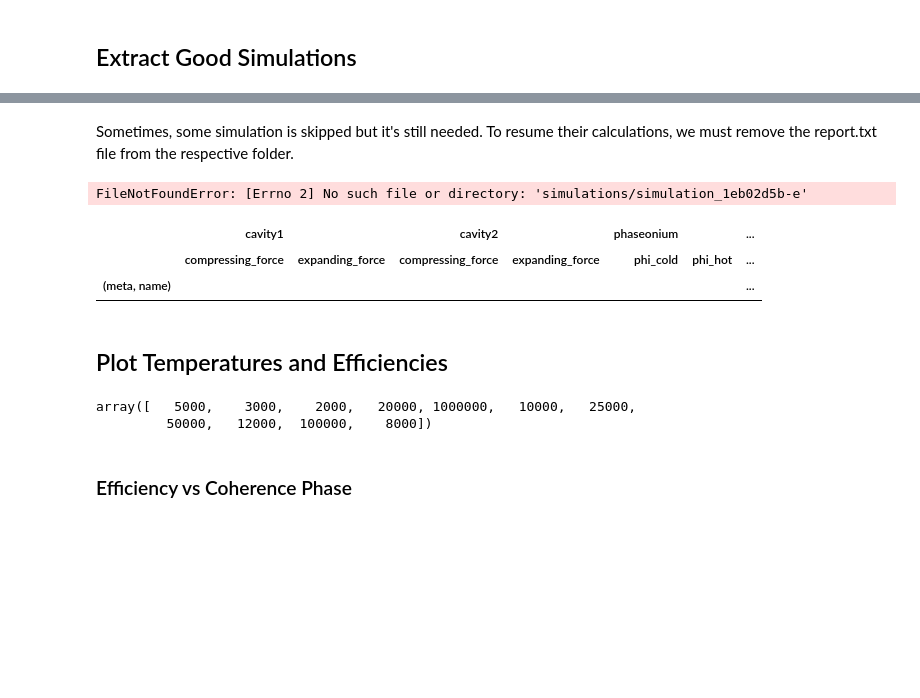
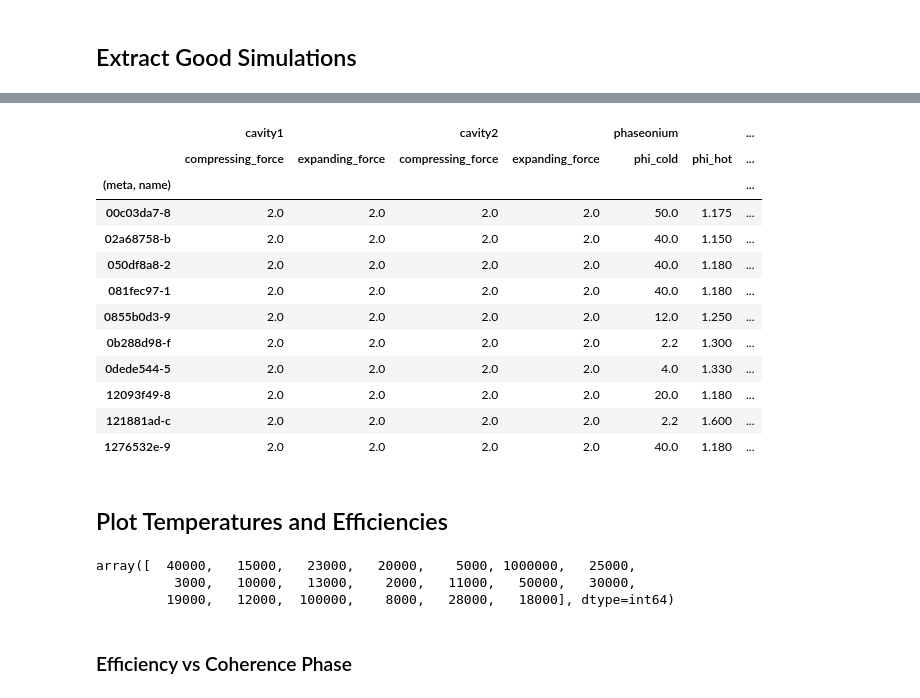
Before and after one commit to fedesss98/phaseonium-thermodynamics, a Jupyter notebook: julia/11-compare-simulations.ipynb, the cells around one changed output, grey strips where cells are left out. Cells and saved outputs as stored; diff of their text form; code cells hidden in the pictures; blank space fills up the shorter version.

```diff
--- a/julia/11-compare-simulations.ipynb
+++ b/julia/11-compare-simulations.ipynb
@@ -199,7 +201,7 @@ def calc_pressure_op(ndims, alpha, l, s, t):
 
 def pressure_work(rho, rho_previous, l, l_previous, t, ndims, alpha, s):
     if rho_previous is None:
-        return (0, 0)
+        return 0
 
     delta_l = l - l_previous
 
@@ -228,8 +230,6 @@ def plot_observable(x, y, stroke_times=None, ymin=None, ymax=None, label=None, a
         fig, ax = plt.subplots(figsize=(8, 4))
         fig.suptitle(title)
 
-        if grid:
-            ax.grid(linestyle="--", alpha=0.2)
 
         if not ymin:
             ymin = min(y) - 0.2*min(y) if min(y) > 0 else min(y) + 0.2*min(y)
@@ -243,6 +243,9 @@ def plot_observable(x, y, stroke_times=None, ymin=None, ymax=None, label=None, a
     ax.plot(x, y, label=label)
     if label:
         ax.legend()
+
+    if grid:
+        ax.grid(linestyle="--", alpha=0.5)
 
     return return_obj
 
@@ -389,8 +392,8 @@ def extract_simulation_data(file, plots=False):
 
     for i, t in enumerate(tqdm.tqdm(sampling_times, desc=f"Extracting data from {file.name}")):
         rho = Qobj(system_evolution[str(i + 1)], dims=[[ndims, ndims], [ndims, ndims]])
-        s1:Qobj = rho.ptrace(1)
-        s2:Qobj = rho.ptrace(0)
+        s1:Qobj = rho.ptrace(0)
+        s2:Qobj = rho.ptrace(1)
         evolution_history["S"]["State"].append(rho)
         evolution_history["S1"]["State"].append(s1)
         evolution_history["S2"]["State"].append(s2)
@@ -403,11 +406,12 @@ def extract_simulation_data(file, plots=False):
         evolution_history["S2"]["Frequency"].append(f2)
 
         # Hamiltonian
-        h1 = Qobj(f1 * np.diag(np.arange(1, ndims + 1)))
-        h2 = Qobj(f2 * np.diag(np.arange(1, ndims + 1)))
-        h = qt.tensor(h1, h2)
+        h1 = f1 * (qt.num(ndims) + 0.5 * qt.qeye(ndims))
+        h2 = f2 * (qt.num(ndims) + 0.5 * qt.qeye(ndims))
+        h = qt.tensor(h1, qt.qeye(ndims)) + qt.tensor(qt.qeye(ndims), h2)
         evolution_history["S"]["Hamiltonian"].append(h)
         evolution_history["S1"]["Hamiltonian"].append(h1)
+
         evolution_history["S2"]["Hamiltonian"].append(h2)
 
         # Observables
@@ -452,5 +471,5 @@ ledger_filtered = ledger.loc[(ledger[("cavity1", "compressing_force")] == 2.0) &
 # %%
-simulation_folders = [ROOT / f"simulation_{n}" for n in ledger_filtered.index]
+simulation_folders = [ROOT / f"simulation_{n}" for n in ledger.index]
 good_simulations = []
 for f in simulation_folders:
     if not f.is_dir() or not (f / "cascade_evolution_1cycle.npz").exists():
@@ -460,15 +479,30 @@ for f in simulation_folders:
     else:
         ledger.loc[f.name.replace("simulation_", ""), "Error"] = 0
 
-    if REGENERATE:
+    if not (f / "evolution_history.pkl.gz").exists():
         print(f"Extracting from {f.name}")
         try:
-            extract_simulation_data(f, plots=True)
+            extract_simulation_data(f, plots=False)
         except FileNotFoundError as e:
             print(f"Simulation {f.name} failed with error: {e}")
             continue
-    if (f / "evolution_history.pkl.gz").exists():
         good_simulations.append(f.name)
+    else:
+        if REGENERATE:
+            print(f"Extracting from {f.name}")
+            try:
+                extract_simulation_data(f, plots=False)
+            except FileNotFoundError as e:
+                print(f"Simulation {f.name} failed with error: {e}")
+                ledger.loc[f.name.replace("simulation_", ""), "Error"] = 10
+                continue
+            except Exception as e:
+                print(f"Simulation {f.name} failed with error: {e}")
+                ledger.loc[f.name.replace("simulation_", ""), "Error"] = 20
+                continue
+            good_simulations.append(f.name)
+        else:
+            good_simulations.append(f.name)
 
 print(f"There are a total of {len(good_simulations)} finished simulations.")
 # %% [output]
@@ -500,13 +509,0 @@ Extracting from simulation_e1f257d2-e
-# %% [markdown]
-Sometimes, some simulation is skipped but it's still needed.
-To resume their calculations, we must remove the report.txt file from the respective folder.
-# %%
-import shutil
-
-download_folder = Path("../good_simulations")
-download_folder.mkdir(parents=True, exist_ok=True)
-
-for folder in good_simulations:
-    shutil.copy(ROOT / folder, download_folder)
-# %% [output]
-FileNotFoundError: [Errno 2] No such file or directory: 'simulations/simulation_1eb02d5b-e'
@@ -525,12 +510,25 @@ if need_simulations:
 # %%
 df_simulations = ledger.loc[[s.replace("simulation_", "") for s in good_simulations], VARIABLE_COLUMNS]
 df_simulations = df_simulations.sort_index(axis=0)
 df_simulations = df_simulations.sort_index(axis=1)
+df_simulations.reset_index(inplace=True)
+df_simulations.columns = pd.MultiIndex.from_tuples([col.split('_', 1) for col in df_simulations.columns])
+df_simulations.set_index(("meta", "name"), inplace=True)
 df_simulations.head(10)
 # %% [output]
 |  | cavity1 |  | cavity2 |  | phaseonium |  | ... |
 |  | compressing_force | expanding_force | compressing_force | expanding_force | phi_cold | phi_hot | ... |
 | (meta, name) |  |  |  |  |  |  | ... |
+| 00c03da7-8 | 2.0 | 2.0 | 2.0 | 2.0 | 50.0 | 1.175 | ... |
+| 02a68758-b | 2.0 | 2.0 | 2.0 | 2.0 | 40.0 | 1.150 | ... |
+| 050df8a8-2 | 2.0 | 2.0 | 2.0 | 2.0 | 40.0 | 1.180 | ... |
+| 081fec97-1 | 2.0 | 2.0 | 2.0 | 2.0 | 40.0 | 1.180 | ... |
+| 0855b0d3-9 | 2.0 | 2.0 | 2.0 | 2.0 | 12.0 | 1.250 | ... |
+| 0b288d98-f | 2.0 | 2.0 | 2.0 | 2.0 | 2.2 | 1.300 | ... |
+| 0dede544-5 | 2.0 | 2.0 | 2.0 | 2.0 | 4.0 | 1.330 | ... |
+| 12093f49-8 | 2.0 | 2.0 | 2.0 | 2.0 | 20.0 | 1.180 | ... |
+| 121881ad-c | 2.0 | 2.0 | 2.0 | 2.0 | 2.2 | 1.600 | ... |
+| 1276532e-9 | 2.0 | 2.0 | 2.0 | 2.0 | 40.0 | 1.180 | ... |
 # %%
 def classic_temp(quantum_temp, omega, phi):
     den = 1 - quantum_temp / omega * np.log(1 + np.cos(phi))
@@ -596,10 +594,11 @@ else:
 # %% [markdown]
 ## Plot Temperatures and Efficiencies
 # %%
-df_simulations.loc[:, ("stroke_time", "isochore")].unique()
+df_simulations.loc[:, ("stroke", "time_isochore")].unique()
 # %% [output]
-array([   5000,    3000,    2000,   20000, 1000000,   10000,   25000,
-         50000,   12000,  100000,    8000])
+array([  40000,   15000,   23000,   20000,    5000, 1000000,   25000,
+          3000,   10000,   13000,    2000,   11000,   50000,   30000,
+         19000,   12000,  100000,    8000,   28000,   18000], dtype=int64)
 # %%
 # Fix parameters
 CLASSICAL_ETA_DEF = "CNCA"  # Chambadal–Novikov–Curzon–Ahlborn or Carnot efficiency
```
Also changed, not shown: parts of 44 cells of this notebook, 3 other files.
